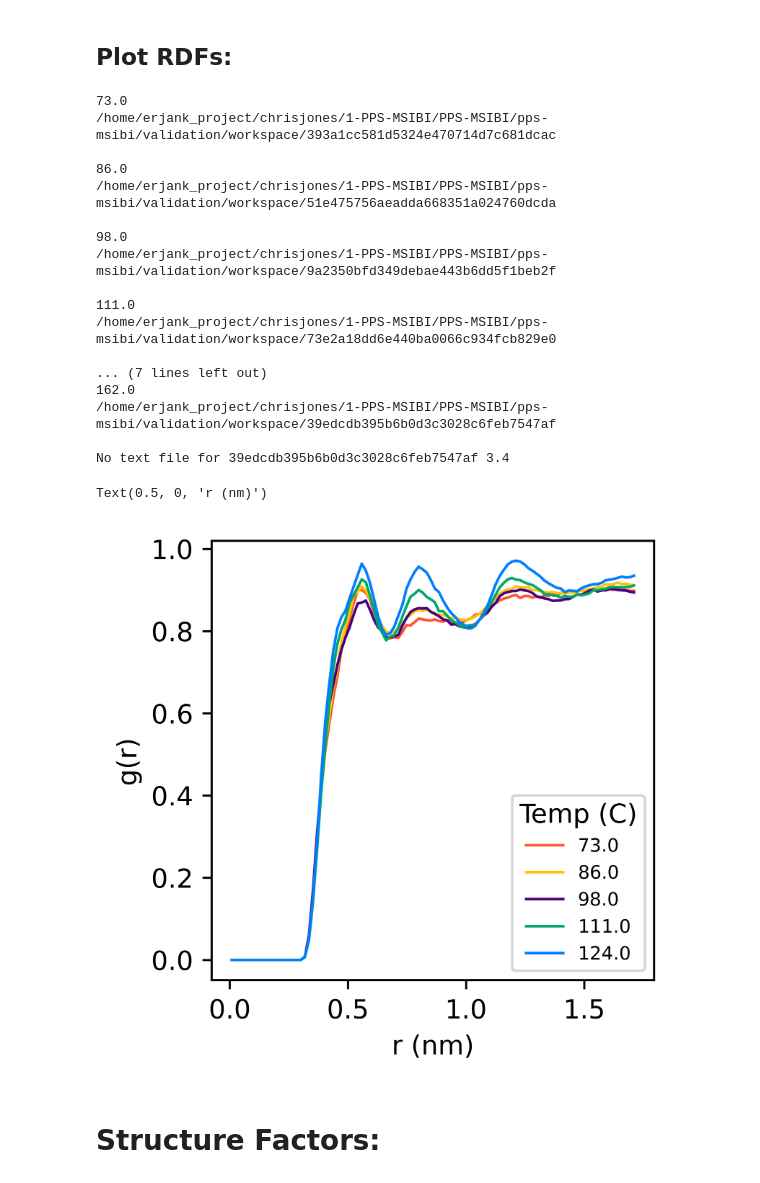
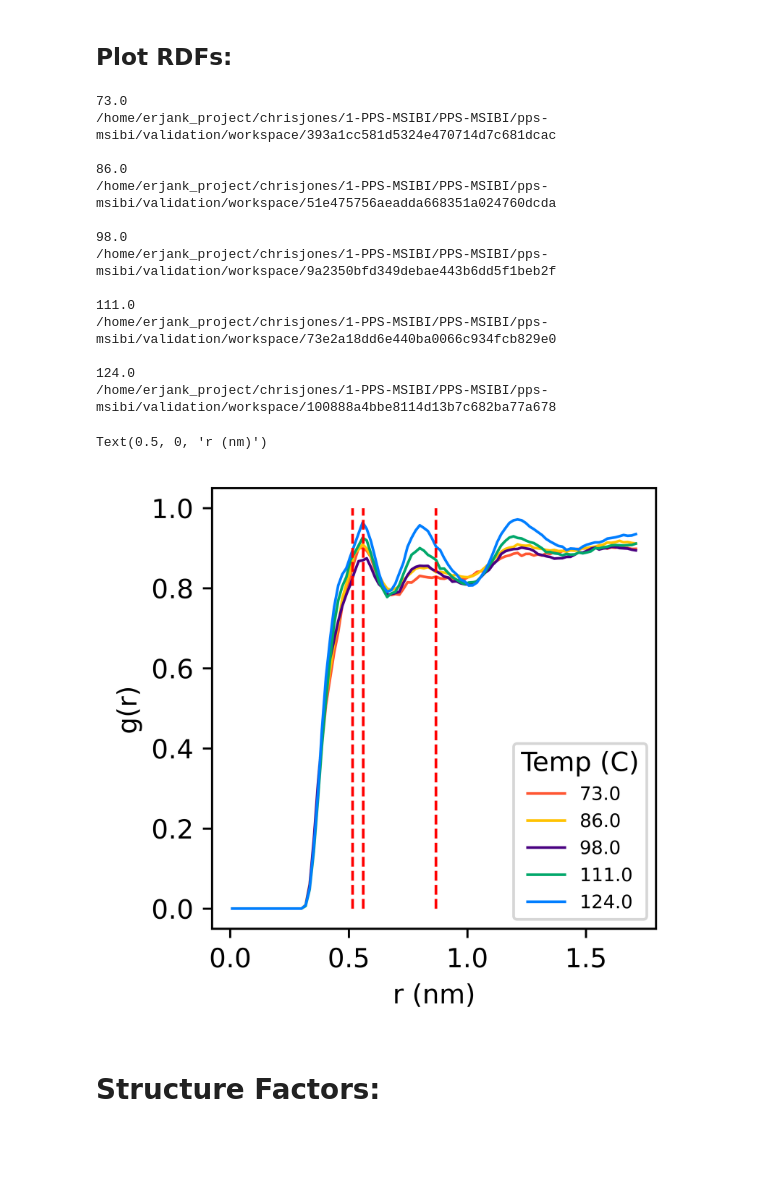
Before and after one commit to chrisjonesBSU/pps-msibi, a Jupyter notebook: notebooks/structure.ipynb, the cells around one changed output. Drawn from its saved outputs; the diff is of its cells as text; code cells hidden in the pictures; blank space fills up the shorter version.

```diff
--- a/notebooks/structure.ipynb
+++ b/notebooks/structure.ipynb
@@ -78,7 +78,7 @@ def kT_to_T(kT, epsilon):
     """kT converted to C"""
     return ((kT*epsilon)/8.31446262) - 273.15
 # %%
-project = signac.get_project("../validation/")
+project = signac.get_project("../validation")
 # %%
 def append_first_frame(job):
     fpath = job.fn(f"trajectory-nvt{job.doc.nvt_runs-1}.gsd")
@@ -286,43 +267,43 @@ for kT, jobs in project.find_jobs(
     if kT not in [2.7, 2.8, 2.9, 3.0, 3.1, 3.2, 3.3, 3.4]:
         continue
     for job in jobs:
+
+        print()
+        if not job.isfile("cg_rdf.txt"):
+            continue
         print(np.round(kT_to_T(job.sp.kT, epsilon=1065), 0))
         print(job.path)
-        print()
-        if not job.isfile("cg_rdf.txt"):
-            print(f"No text file for {job.id} {kT}")
-            continue
         data = np.loadtxt(job.fn("cg_rdf.txt"))
         plt.plot(
             data[:,0] * job.doc.ref_length, data[:,1] + count * 0.00,
             label=np.round(kT_to_T(job.sp.kT, epsilon=1065), 0),
             c=colors[count]
         )
         count += 1
 
+plt.vlines(x=0.561, ymin=0, ymax=1.0, linestyles="--", colors="r")
+plt.vlines(x=0.516, ymin=0, ymax=1.0, linestyles="--", colors="r")
+plt.vlines(x=0.867, ymin=0, ymax=1.0, linestyles="--", colors="r")
 plt.legend(title="Temp (C)")
 plt.ylabel("g(r)")
 plt.xlabel("r (nm)")
 # %% [output]
 73.0
 /home/erjank_project/chrisjones/1-PPS-MSIBI/PPS-MSIBI/pps-msibi/validation/workspace/393a1cc581d5324e470714d7c681dcac
 
 86.0
 /home/erjank_project/chrisjones/1-PPS-MSIBI/PPS-MSIBI/pps-msibi/validation/workspace/51e475756aeadda668351a024760dcda
 
 98.0
 /home/erjank_project/chrisjones/1-PPS-MSIBI/PPS-MSIBI/pps-msibi/validation/workspace/9a2350bfd349debae443b6dd5f1beb2f
 
 111.0
 /home/erjank_project/chrisjones/1-PPS-MSIBI/PPS-MSIBI/pps-msibi/validation/workspace/73e2a18dd6e440ba0066c934fcb829e0
 
-... (7 lines left out)
-162.0
-/home/erjank_project/chrisjones/1-PPS-MSIBI/PPS-MSIBI/pps-msibi/validation/workspace/39edcdb395b6b0d3c3028c6feb7547af
-
-No text file for 39edcdb395b6b0d3c3028c6feb7547af 3.4
+124.0
+/home/erjank_project/chrisjones/1-PPS-MSIBI/PPS-MSIBI/pps-msibi/validation/workspace/100888a4bbe8114d13b7c682ba77a678
 Text(0.5, 0, 'r (nm)')
-[figure, old version]
+[figure, new version]
 # %% [markdown]
 # Structure Factors:
 # %%
```
Also changed, not shown: parts of 3 cells of this notebook, 3 other files.
